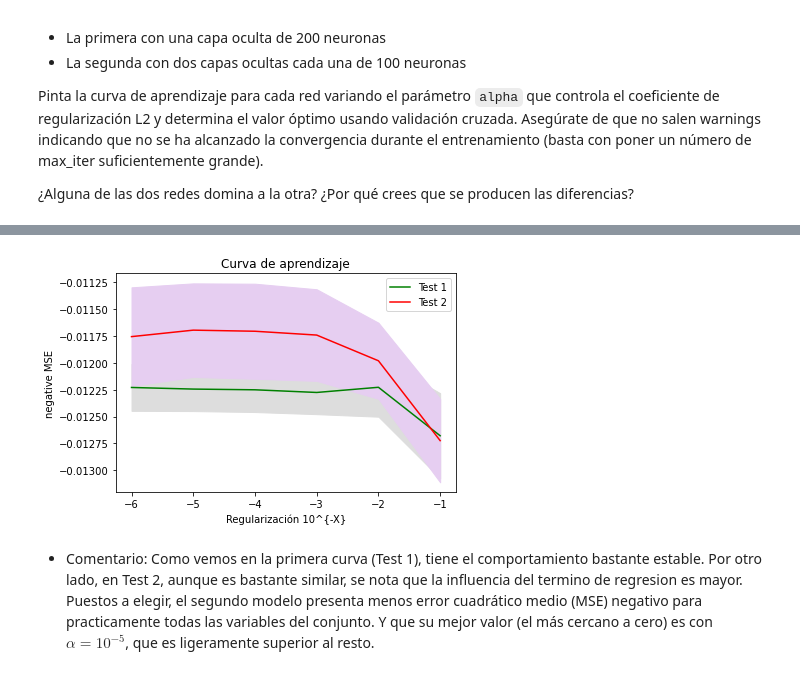
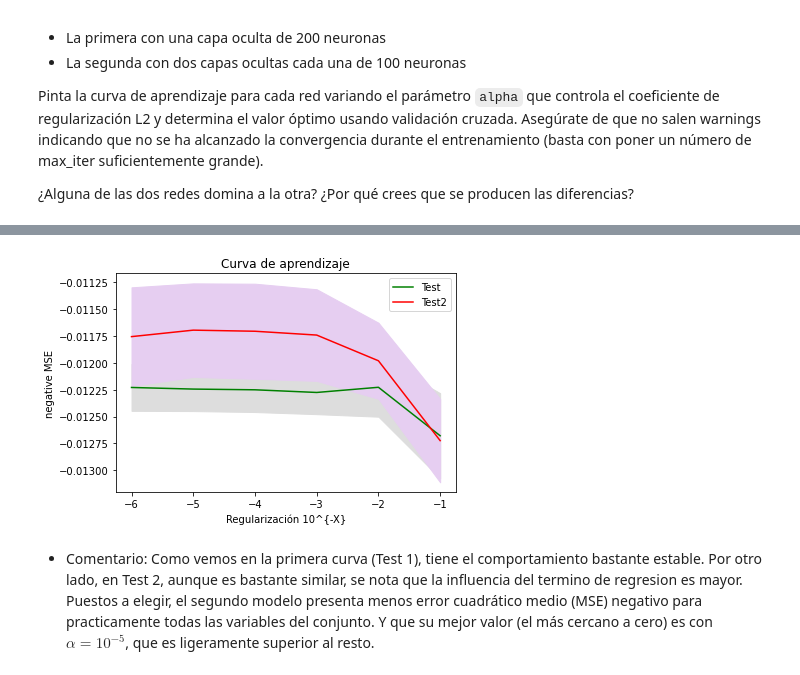
Before and after one commit to Arkh3/IA2_repo, a Jupyter notebook: Practica2/Practica/P3_regresion.ipynb, the cells around one changed output, grey strips where cells are left out. Drawn from its saved outputs; the diff is of its cells as text; code cells hidden in the pictures.

```diff
--- a/Practica2/Practica/P3_regresion.ipynb
+++ b/Practica2/Practica/P3_regresion.ipynb
@@ -132,5 +132,5 @@ desPisos = data.drop(['price'], axis=1)
 
 # array que contiene sólo las variables de salida
 target = pd.DataFrame()
-target['price'] = data['price'].copy()
+target['price'] = data.loc[:,'price']
 #print(dataY)
@@ -169,30 +169,16 @@ desPisos
 # %%
-# TODO Tiene pinta de que seria esto, pq es lo que utiliza el profe en el suyo, que es muy parecido PERO RAZONAR XD
-# Que significan los negativos?
-
-from sklearn.preprocessing import StandardScaler
+# Tiene pinta de que seria esto, pq es lo que utiliza el profe en el suyo, que es muy parecido
+from sklearn.preprocessing import StandardScaler,  MinMaxScaler
 
 # Transformamos las variables de entrada
-scaler_x = StandardScaler()
-scaler_x.fit(desPisos)
-desPisos_scaled=scaler_x.transform(desPisos)
+scaler_x = MinMaxScaler()
+scaler_x.fit(desPisos.values)
+desPisos_scaled=scaler_x.transform(desPisos.values)
 
 # Y también transformamos la variable de salida
-scaler_y = StandardScaler()
-scaler_y.fit(target)
-target_scaled=scaler_y.transform(target)
+scaler_y = MinMaxScaler()
+scaler_y.fit(target.values.reshape(-1,1))
+target_scaled=scaler_y.transform(target.values.reshape(-1,1))
-# %%
-from sklearn.preprocessing import StandardScaler,  MinMaxScaler
-
-# Transformamos las variables de entrada
-scaler_x = MinMaxScaler()
-scaler_x.fit(desPisos)
-desPisos_scaled=scaler_x.transform(desPisos)
-
-# Y también transformamos la variable de salida
-scaler_y = MinMaxScaler()
-scaler_y.fit(target)
-target_scaled=scaler_y.transform(target)
 # %%
 desPisos_scaled
 # %% [output]
@@ -291,25 +267,27 @@ holaaaaaaaaaaa
 # %%
+import matplotlib.pyplot as plt
+
 # Dibujamos la línea de la exactitud media en las partes de test
-plt.plot(np.log10(regul_param_range), cv_scores_mean, color="g", label="Test 1")
-plt.plot(np.log10(regul_param_range), cv_scores_mean2, color="r", label="Test 2")
+plt.plot(np.log10(regul_param_range), cv_scores_mean, color="g", label="Test")
+plt.plot(np.log10(regul_param_range), cv_scores_mean2, color="r", label="Test2")
 
 # Dibujamos la banda de la desviación típica
 lower_limit = np.array(cv_scores_mean) - np.array(cv_scores_std)
 upper_limit = np.array(cv_scores_mean) + np.array(cv_scores_std)
 plt.fill_between(np.log10(regul_param_range), lower_limit, upper_limit, color="#DDDDDD")
 
 # Dibujamos la banda de la desviación típica
 lower_limit = np.array(cv_scores_mean2) - np.array(cv_scores_std2)
 upper_limit = np.array(cv_scores_mean2) + np.array(cv_scores_std2)
 plt.fill_between(np.log10(regul_param_range), lower_limit, upper_limit, color="#e6cef1")
 
 # Creamos el gráfico
 plt.title("Curva de aprendizaje")
 plt.xlabel("Regularización 10^{-X}"), plt.ylabel("negative MSE"), plt.legend(loc="best")
 plt.tight_layout()
 plt.show()
 # %% [output]
-[figure, old version]
+[figure, new version]
 # %% [markdown]
 * Comentario: Como vemos en la primera curva (Test 1), tiene el comportamiento bastante estable. Por otro lado, en Test 2, aunque es bastante similar, se nota que la influencia del termino de regresion es mayor. Puestos a elegir, el segundo modelo presenta menos error cuadrático medio (MSE) negativo para practicamente todas las variables del conjunto. Y que su mejor valor (el más cercano a cero) es con $\alpha=10^{-5}$, que es ligeramente superior al resto.
 # %% [markdown]
```
Also changed, not shown: parts of 24 cells of this notebook, 1 other file.
